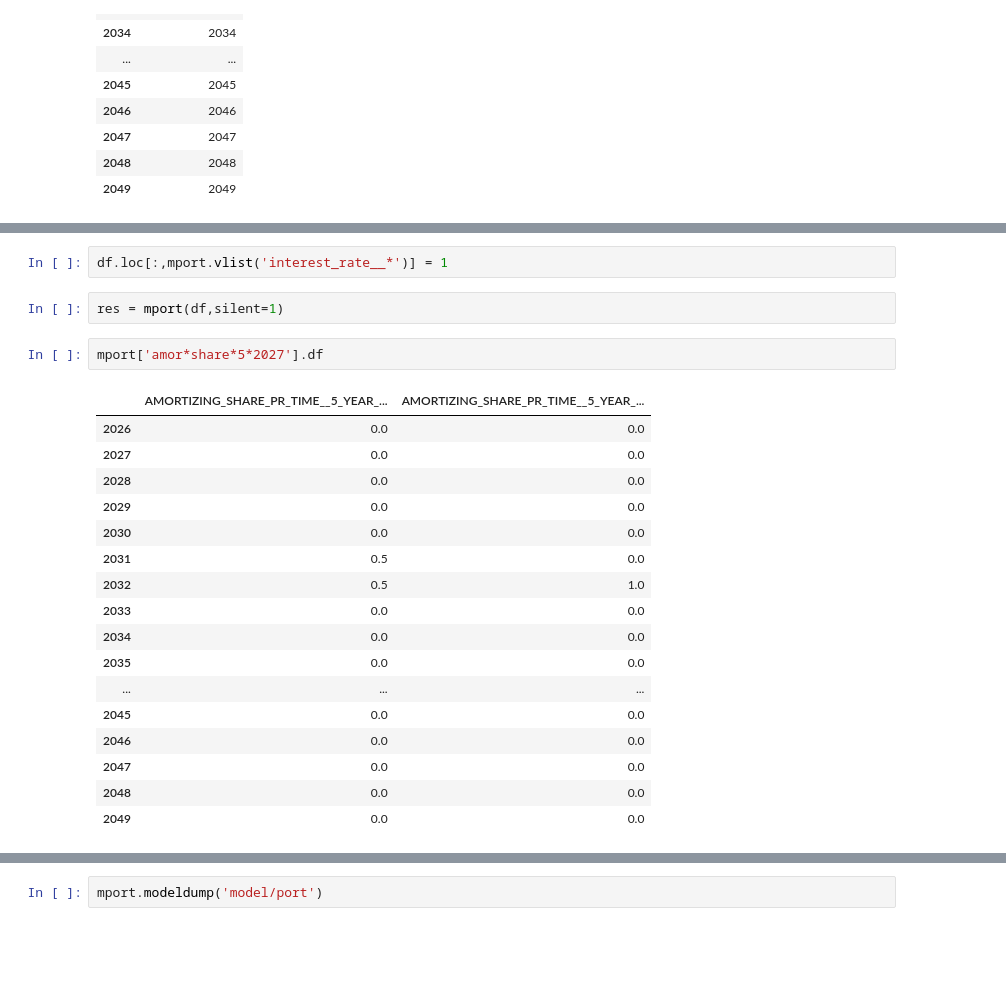
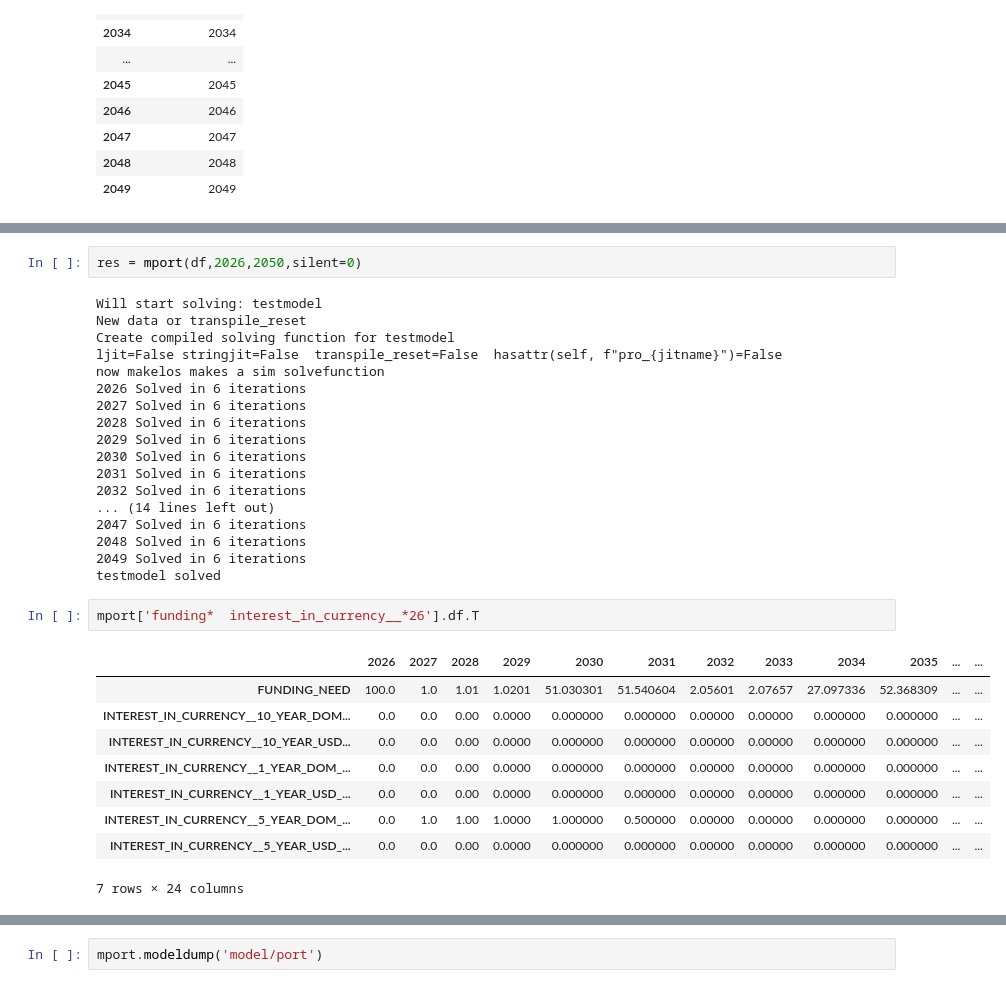
Before and after one commit to IbHansen/wb-debt-simulation, a Jupyter notebook: simulation_2/Specification_debt_simulation_model.ipynb, the cells around one changed output, grey strips where cells are left out. Cells and saved outputs as stored; diff of their text form; blank space fills up the shorter version.

```diff
--- a/simulation_2/Specification_debt_simulation_model.ipynb
+++ b/simulation_2/Specification_debt_simulation_model.ipynb
@@ -293,25 +299,33 @@ df.head()
-# %%
-df.loc[:,mport.vlist('interest_rate__*')] = 1
 # %%
-res = mport(df,silent=1)
+res = mport(df,2026,2050,silent=0)
+# %% [output]
+Will start solving: testmodel
+New data or transpile_reset
+Create compiled solving function for testmodel
+ljit=False stringjit=False  transpile_reset=False  hasattr(self, f"pro_{jitname}")=False
+now makelos makes a sim solvefunction
+2026 Solved in 6 iterations
+2027 Solved in 6 iterations
+2028 Solved in 6 iterations
+2029 Solved in 6 iterations
+2030 Solved in 6 iterations
+2031 Solved in 6 iterations
+2032 Solved in 6 iterations
+... (14 lines left out)
+2047 Solved in 6 iterations
+2048 Solved in 6 iterations
+2049 Solved in 6 iterations
+testmodel solved
 # %%
-mport['amor*share*5*2027'].df
+mport['funding*  interest_in_currency__*26'].df.T
 # %% [output]
-|  | AMORTIZING_SHARE_PR_TIME__5_YEAR_... | AMORTIZING_SHARE_PR_TIME__5_YEAR_... |
-| 2026 | 0.0 | 0.0 |
-| 2027 | 0.0 | 0.0 |
-| 2028 | 0.0 | 0.0 |
-| 2029 | 0.0 | 0.0 |
-| 2030 | 0.0 | 0.0 |
-| 2031 | 0.5 | 0.0 |
-| 2032 | 0.5 | 1.0 |
-| 2033 | 0.0 | 0.0 |
-| 2034 | 0.0 | 0.0 |
-| 2035 | 0.0 | 0.0 |
-| ... | ... | ... |
-| 2045 | 0.0 | 0.0 |
-| 2046 | 0.0 | 0.0 |
-| 2047 | 0.0 | 0.0 |
-| 2048 | 0.0 | 0.0 |
-| 2049 | 0.0 | 0.0 |
+|  | 2026 | 2027 | 2028 | 2029 | 2030 | 2031 | 2032 | 2033 | 2034 | 2035 | ... | ... |
+| FUNDING_NEED | 100.0 | 1.0 | 1.01 | 1.0201 | 51.030301 | 51.540604 | 2.05601 | 2.07657 | 27.097336 | 52.368309 | ... | ... |
+| INTEREST_IN_CURRENCY__10_YEAR_DOM... | 0.0 | 0.0 | 0.00 | 0.0000 | 0.000000 | 0.000000 | 0.00000 | 0.00000 | 0.000000 | 0.000000 | ... | ... |
+| INTEREST_IN_CURRENCY__10_YEAR_USD... | 0.0 | 0.0 | 0.00 | 0.0000 | 0.000000 | 0.000000 | 0.00000 | 0.00000 | 0.000000 | 0.000000 | ... | ... |
+| INTEREST_IN_CURRENCY__1_YEAR_DOM_... | 0.0 | 0.0 | 0.00 | 0.0000 | 0.000000 | 0.000000 | 0.00000 | 0.00000 | 0.000000 | 0.000000 | ... | ... |
+| INTEREST_IN_CURRENCY__1_YEAR_USD_... | 0.0 | 0.0 | 0.00 | 0.0000 | 0.000000 | 0.000000 | 0.00000 | 0.00000 | 0.000000 | 0.000000 | ... | ... |
+| INTEREST_IN_CURRENCY__5_YEAR_DOM_... | 0.0 | 1.0 | 1.00 | 1.0000 | 1.000000 | 0.500000 | 0.00000 | 0.00000 | 0.000000 | 0.000000 | ... | ... |
+| INTEREST_IN_CURRENCY__5_YEAR_USD_... | 0.0 | 0.0 | 0.00 | 0.0000 | 0.000000 | 0.000000 | 0.00000 | 0.00000 | 0.000000 | 0.000000 | ... | ... |
+7 rows × 24 columns
 # %%
```
Also changed, not shown: parts of 15 cells of this notebook, 15 other files.
